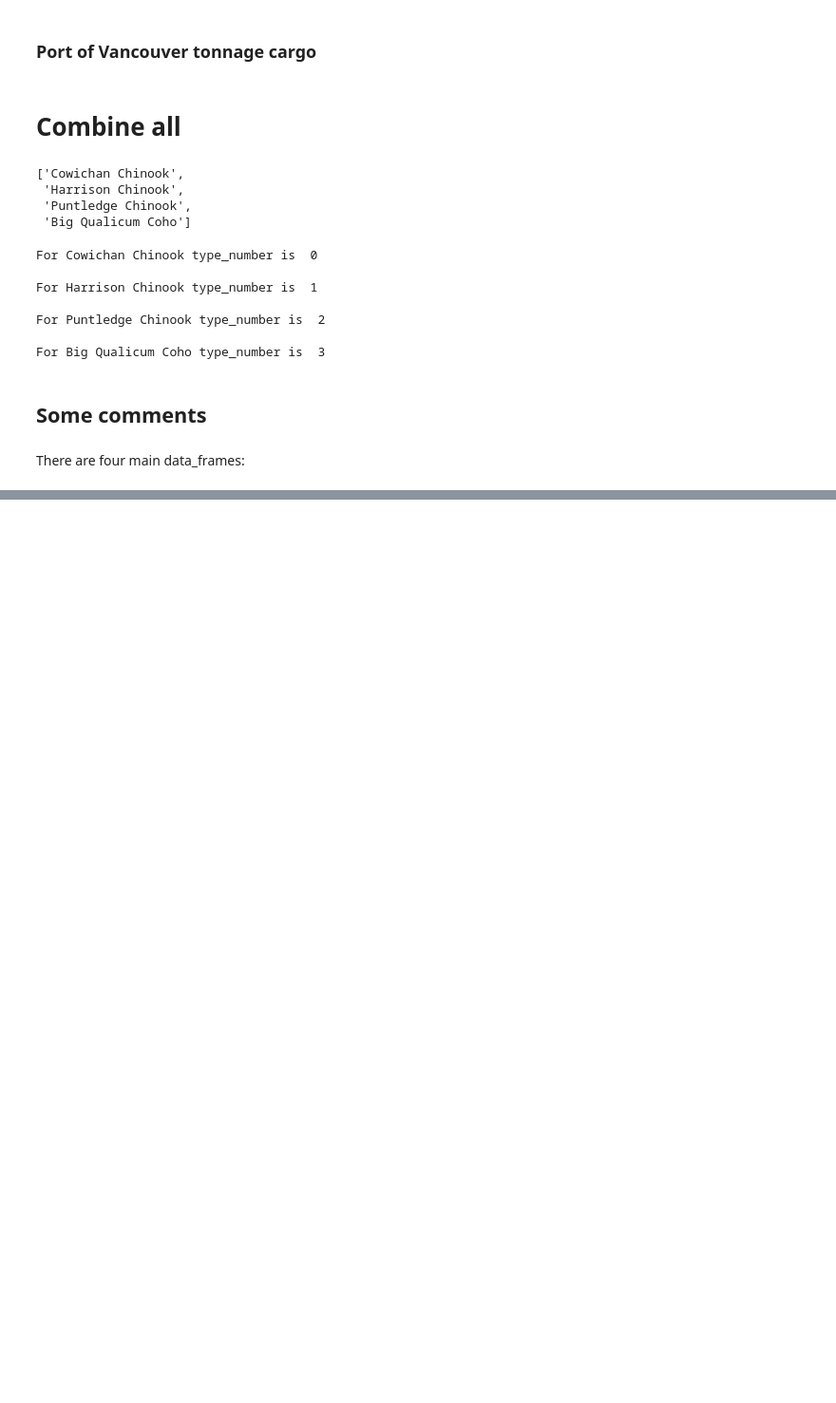
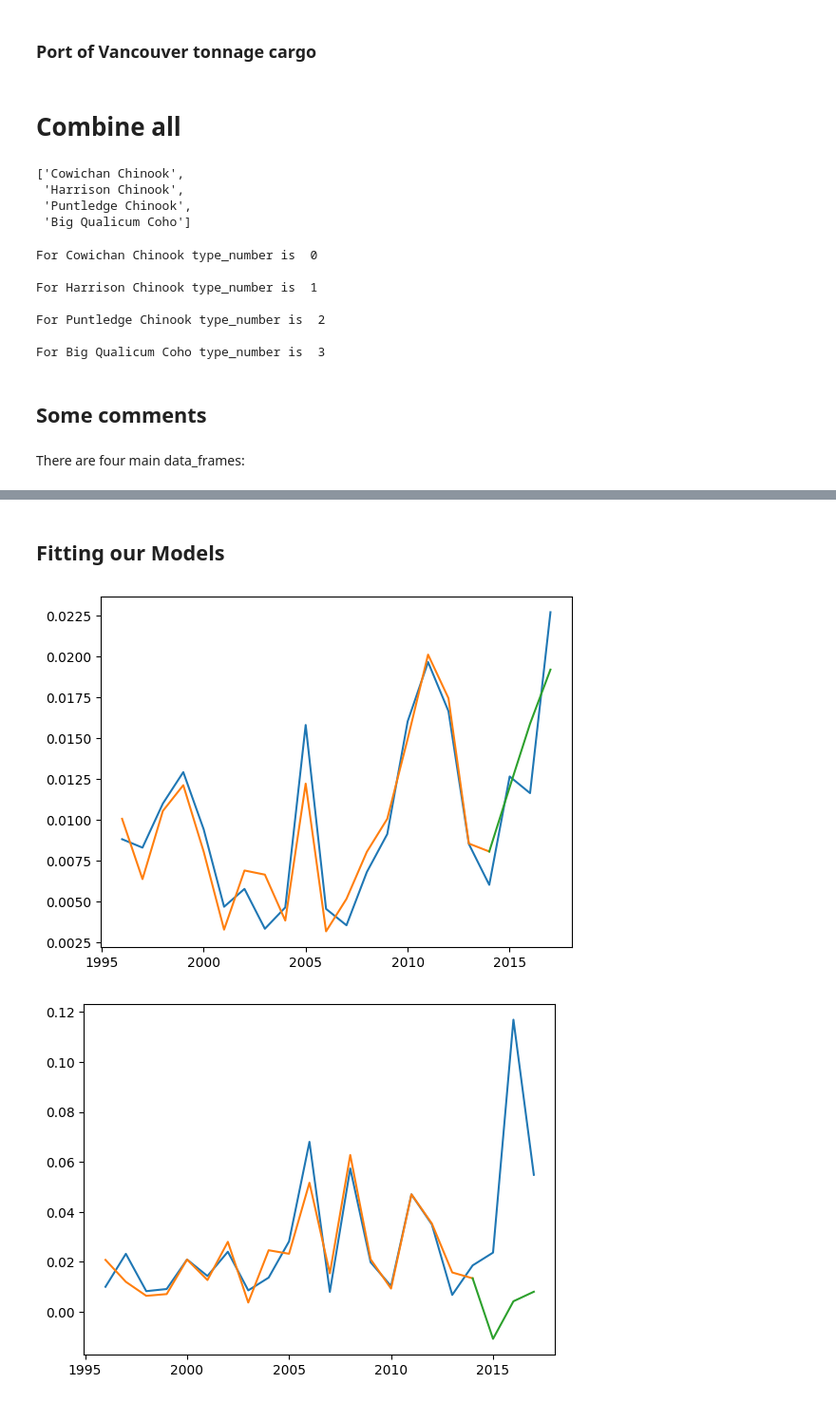
Before and after one commit to SeanHaight/SalmonPopulationProject, a Jupyter notebook: AllFeatures.ipynb, the cells around one changed output, grey strips where cells are left out. Shown: that part at 95% size. Drawn from its saved outputs; the diff is of its cells as text; code cells hidden in the pictures; blank space fills up the shorter version.

Commit message:
Added lasso/linear regression

```diff
--- a/AllFeatures.ipynb
+++ b/AllFeatures.ipynb
@@ -417,3 +438,5 @@ dfList_bio= [ df_pred_factors, plankton_anm_mass]
             ##plankBiomassMean (Plankton Biomassed)
 #Total Biomasses is in the column:
 plankton_anm_mass['Av_totalBiomass'].head(2)
+# %% [markdown]
+## Fitting our Models
@@ -419,0 +490,46 @@ plankton_anm_mass['Av_totalBiomass'].head(2)
+# %%
+#A helper function that returns all non-empty subsets of the list L of size at most n
+def get_subsets(L, n):
+    subsets  = []
+    for i in range(1,n + 1):
+        subsets = subsets + list(combs(L, i))
+    return subsets
+# %%
+#With this list of features we perform best subset selection to determine the linear model with the test fit
+LR = LinearRegression()
+max_model_features = 5
+model_features = {}
+test_size = 3
+#Get a list of possible subsets of size at most params from newExpFrame.columns
+for fishName in salmonTypes_List:
+    subsets = get_subsets(lasso_features[fishName], max_model_features)
+    mses = np.zeros(len(subsets))
+    #For each list in subsets fit a model and compute the mse
+    for i in trange(len(list(subsets))):
+        sub = subsets[i]
+        X = catchless_salmon_features_MI[list(sub)][:-test_size]
+        LR.fit(X, catchless_salmon_features_MI[fishName].iloc[:-test_size])
+        mses[i] = mse(LR.predict(X), catchless_salmon_features_MI[fishName].iloc[:-test_size])
+    model_features[fishName] = list(subsets[np.argmin(mses)])
+# %%
+#Plot the best models against the true data
+for fishName in salmonTypes_List:
+    Years = list(range(1996, 2018))
+    train_years = Years[:-test_size]
+    test_years = Years[-test_size - 1:]
+    X_train = catchless_salmon_features_MI[model_features[fishName]].iloc[:-test_size]
+    X_test = catchless_salmon_features_MI[model_features[fishName]].iloc[-test_size - 1:]
+
+    LR.fit(X_train,catchless_salmon_features_MI[fishName].iloc[:-test_size])
+    y_train = LR.predict(X_train)
+    y_test = LR.predict(X_test)
+
+    plt.plot(Years, catchless_salmon_features_MI[fishName])
+    plt.plot(train_years, y_train)
+    plt.plot(test_years, y_test)
+
+    plt.show()
+    plt.close()
+# %% [output]
+[figure, added]
+[figure, added]
```
Also changed, not shown: parts of 5 cells of this notebook, 2 other files.
